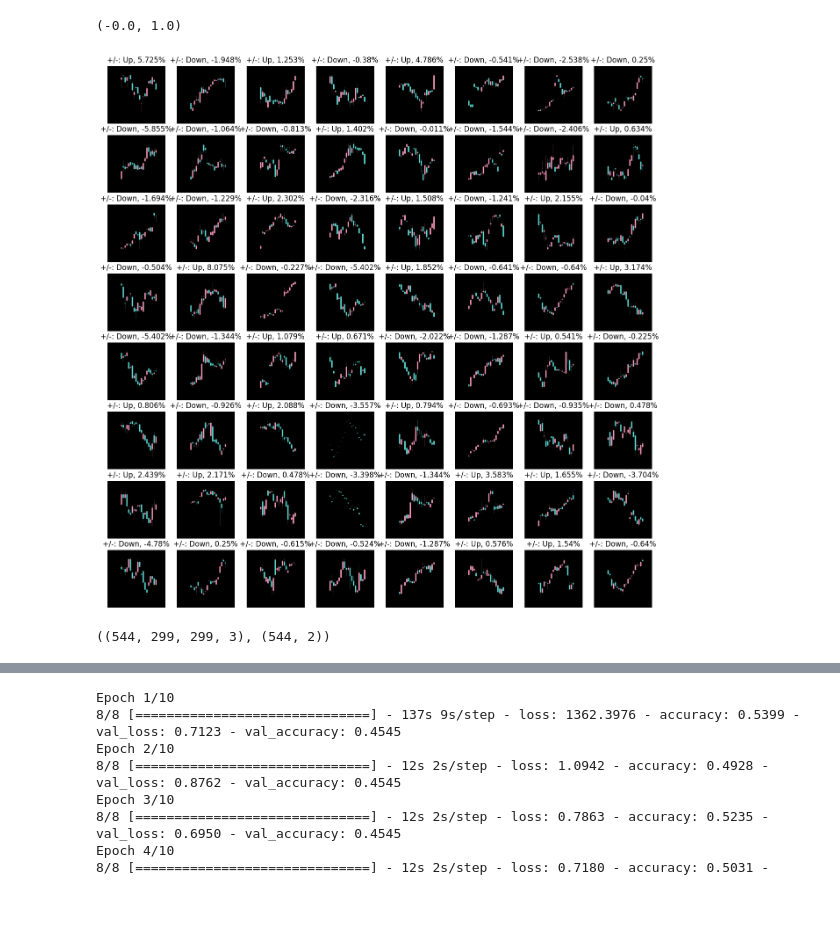
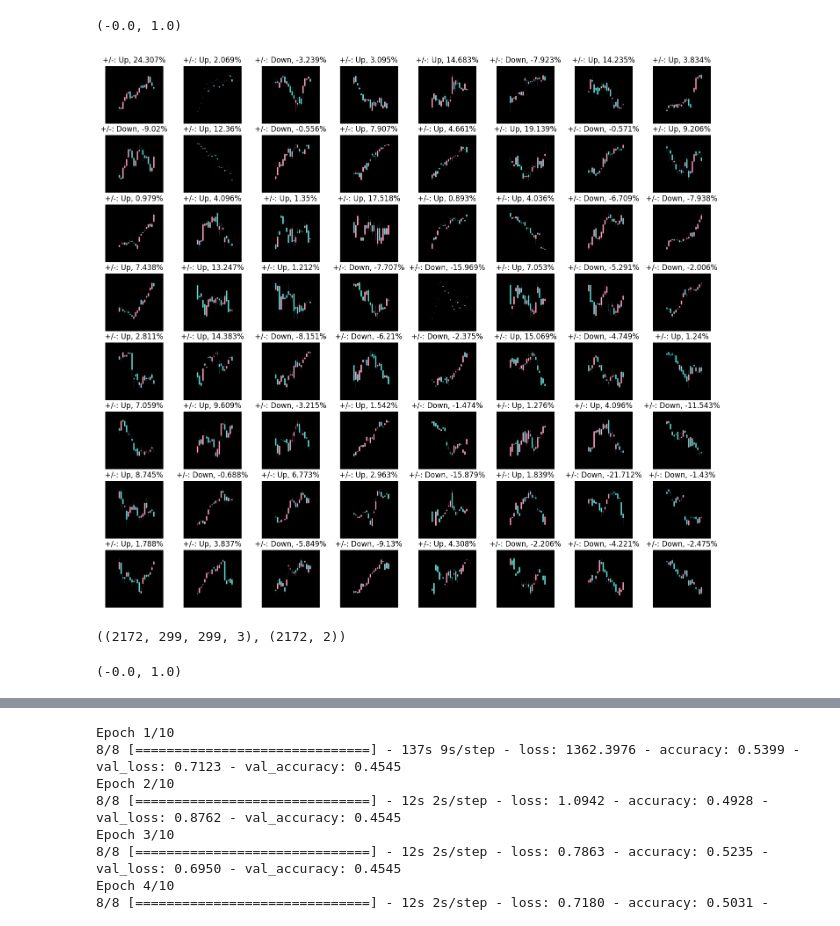
Before and after one commit to yiqiao-yin/WYNAssociates, a Jupyter notebook: docs/ref-deeplearning/ex27d - stock chart captioning (from data cleanup to push to HF).ipynb, the cells around one changed output, grey strips where cells are left out. Cells and saved outputs as stored; diff of their text form; code cells hidden in the pictures.

```diff
--- a/docs/ref-deeplearning/ex27d - stock chart captioning (from data cleanup to push to HF).ipynb
+++ b/docs/ref-deeplearning/ex27d - stock chart captioning (from data cleanup to push to HF).ipynb
@@ -167,8 +173,9 @@ Credit to [Professor Xiu](https://dachxiu.chicagobooth.edu/)
 # %%
-def process_data(stock_data, start=5, w=256, h=256, stock_type="candle"):
+def process_data(ticker, stock_data, start=5, no_of_future_days=20, w=256, h=256, stock_type="candle"):
     X = []
     Y = []
-    for i in range(0, len(stock_data)-start-1, start):
+    # for i in range(0, len(stock_data)-start-1, start):
+    for i in tqdm(range(0, len(stock_data)-start-1, 5)):
         # Select start-day data chunk
         data_chunk = stock_data.iloc[i:i+start]
         if len(data_chunk) < start or i+start >= len(stock_data):
@@ -188,29 +195,32 @@ def process_data(stock_data, start=5, w=256, h=256, stock_type="candle"):
         # image_bw = image.convert('L')
         image_bw_resized = image.resize((w, h))
 
-        # Append image data to X
-        X.append(np.array(image_bw_resized)[:, :, 0:3])
 
         # Calculate next day return
-        if i + start < len(stock_data):
-            next_day_return = (stock_data.iloc[i + start]['Close'] - data_chunk.iloc[-1]['Close']) / data_chunk.iloc[-1]['Close']
+        if i + start + no_of_future_days < len(stock_data):
+            next_day_return = (stock_data.iloc[i + start + no_of_future_days]['Close'] - data_chunk.iloc[-1]['Close']) / data_chunk.iloc[-1]['Close']
+
+            # Append label to Y
             Y.append(next_day_return)
+
+            # Append image data to X
+            X.append(np.array(image_bw_resized)[:, :, 0:3])
 
         plt.close()
 
         # Save (in case it crashes)
         if i % start == 0:
             dta = np.array(X), np.array(Y)
-            with open(f'aapl_all_history_{w}_{h}_{stock_type}_window_{start}.pkl', 'wb') as handle:
+            with open(f'{ticker}_all_history_{w}_{h}_{stock_type}_window_{start}.pkl', 'wb') as handle:
                 pickle.dump(dta, handle, protocol=pickle.HIGHEST_PROTOCOL)
 
     return np.array(X), np.array(Y)
 # %%
 w=h=299
 # %%
-def get_stock_data_and_returns(ticker, W=w, H=h, num_of_days_to_predict=20):
+def get_stock_data_and_returns(ticker, W=w, H=h, window_length=20):
     stock_data = download_stock_data(ticker)
-    X, Y = process_data(stock_data, start=num_of_days_to_predict, w=W, h=H)
+    X, Y = process_data(ticker, stock_data, start=window_length, no_of_future_days=10, w=W, h=H)
     return X, Y
 # %%
 import tensorflow as tf
@@ -251,26 +261,30 @@ X_reversed.min(), X_reversed.max()
 # %% [output]
 (-0.0, 1.0)
 # %%
-plt.figure(figsize=(16, 16))
+plt.figure(figsize=(18, 16))
 s = 8
 for i in range(s**2):
     idx = np.random.randint(0, len(X_reversed))
     plt.subplot(s, s, i+1)
     plt.imshow(X_reversed[idx], cmap='binary')
     sign = ["Down", "Up"][(round(Y[idx], 2) > 0).astype(int)]
     plt.title(f"+/-: {sign}, {np.around(Y[idx]*100, 3)}%")
     plt.axis('off')
 plt.show()
 # %% [output]
-[figure, old version]
+[figure, new version]
 # %%
 import tensorflow as tf
 # %%
-X = X.reshape((-1, w, h, 3))
+X = X_reversed.reshape((-1, w, h, 3))
 Y_binary = tf.keras.utils.to_categorical((Y > 0).astype(int))
 X.shape, Y_binary.shape
 # %% [output]
-((544, 299, 299, 3), (544, 2))
+((2172, 299, 299, 3), (2172, 2))
+# %%
+X.min(), X.max()
+# %% [output]
+(-0.0, 1.0)
 # %% [markdown]
 ## VGG16
 
```
Also changed, not shown: parts of 23 cells of this notebook, 2 other files.
